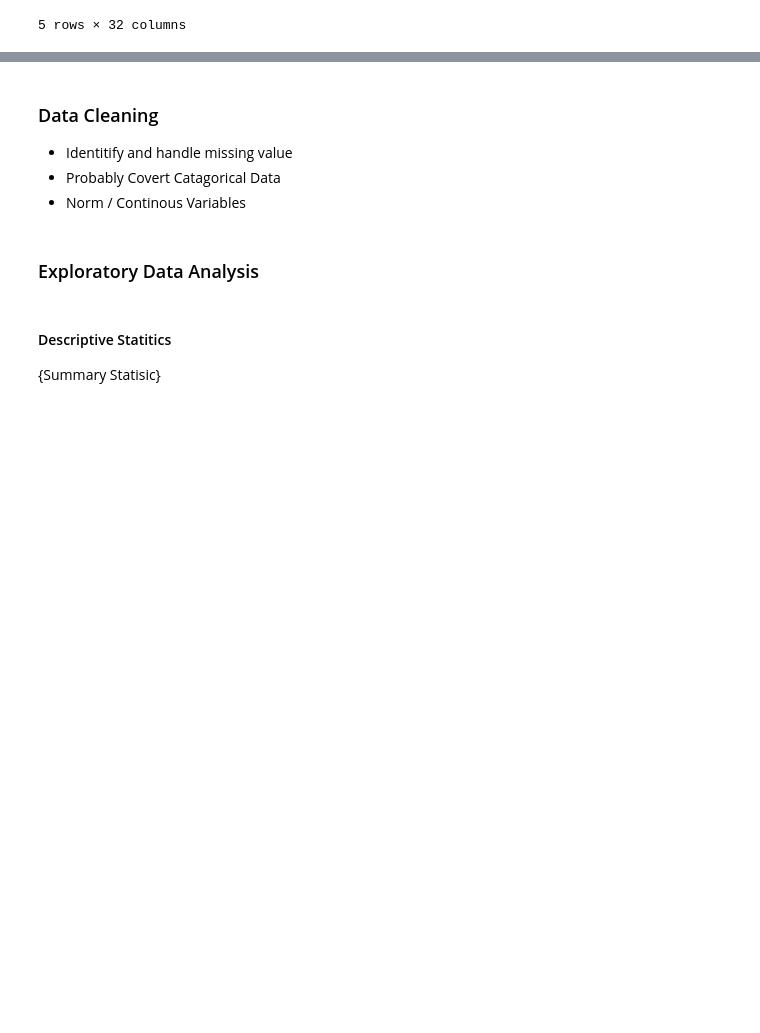
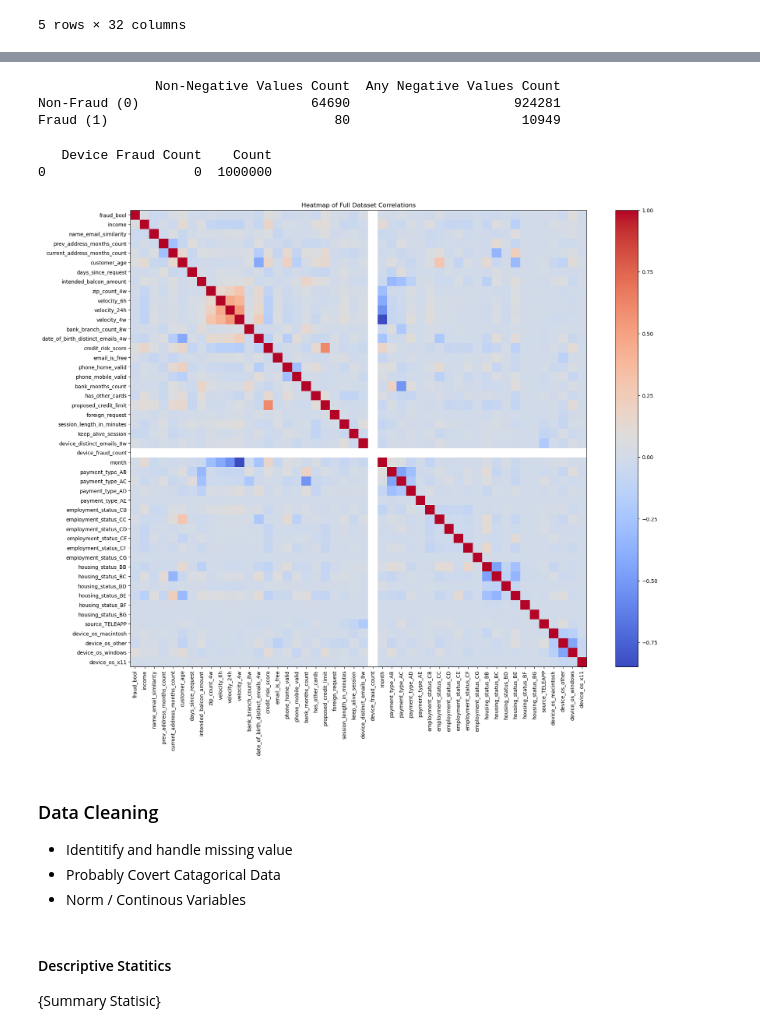
Before and after one commit to jwickham1023/DSCI445-Final-Project, a Jupyter notebook: proj.ipynb, the cells around one changed output, grey strips where cells are left out. Saved outputs shown, nothing was run; the diff lists cells and outputs as text; code cells hidden in the pictures; blank space fills up the shorter version.

Commit message:
Worked on Numeric exploration, created heat map

```diff
--- a/proj.ipynb
+++ b/proj.ipynb
@@ -73,3 +147,49 @@ data.head()
+# %%
+non_negative_rows = data[(data[numeric_missing_value_columns] >= 0).all(axis=1)]
+any_negative_rows = data[(data[numeric_missing_value_columns] < 0).any(axis=1)]
+
+non_negative_counts = non_negative_rows['fraud_bool'].value_counts()
+any_negative_counts = any_negative_rows['fraud_bool'].value_counts()
+
+fraud_counts = pd.DataFrame({
+    'Non-Negative Values Count': [non_negative_counts.get(0, 0), non_negative_counts.get(1, 0)],
+    'Any Negative Values Count': [any_negative_counts.get(0, 0), any_negative_counts.get(1, 0)]
+}, index=['Non-Fraud (0)', 'Fraud (1)'])
+
+print(fraud_counts)
+# %% [output]
+               Non-Negative Values Count  Any Negative Values Count
+Non-Fraud (0)                      64690                     924281
+Fraud (1)                             80                      10949
+# %%
+device_fraud_counts = data['device_fraud_count'].value_counts()
+
+device_fraud_counts_df = pd.DataFrame({
+    'Device Fraud Count': device_fraud_counts.index,
+    'Count': device_fraud_counts.values
+})
+
+print(device_fraud_counts_df)
+# %% [output]
+   Device Fraud Count    Count
+0                   0  1000000
+# %%
+
+df_encoded = pd.get_dummies(data, drop_first=True)
+
+
+correlation_matrix = df_encoded.corr()
+
+
+plt.figure(figsize=(20, 16))
+plt.imshow(correlation_matrix, cmap='coolwarm')
+plt.colorbar()
+plt.xticks(range(len(correlation_matrix.columns)), correlation_matrix.columns, rotation=90)
+plt.yticks(range(len(correlation_matrix.columns)), correlation_matrix.columns)
+plt.title("Heatmap of Full Dataset Correlations")
+plt.show()
+# %% [output]
+[figure, added]
 # %% [markdown]
 ### Data Cleaning
 
@@ -78,8 +198,6 @@ data.head()
 - Norm / Continous Variables
 # %%
 ## Code Block for code cleaning here
-# %% [markdown]
-### Exploratory Data Analysis
 # %% [markdown]
 #### Descriptive Statitics
 
```
Also changed, not shown: parts of 9 cells of this notebook.
